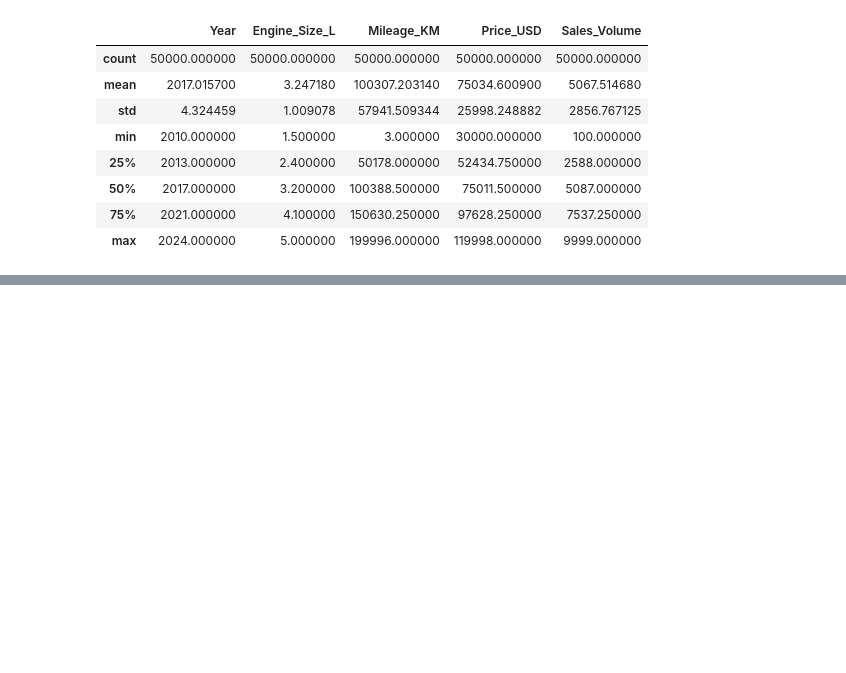
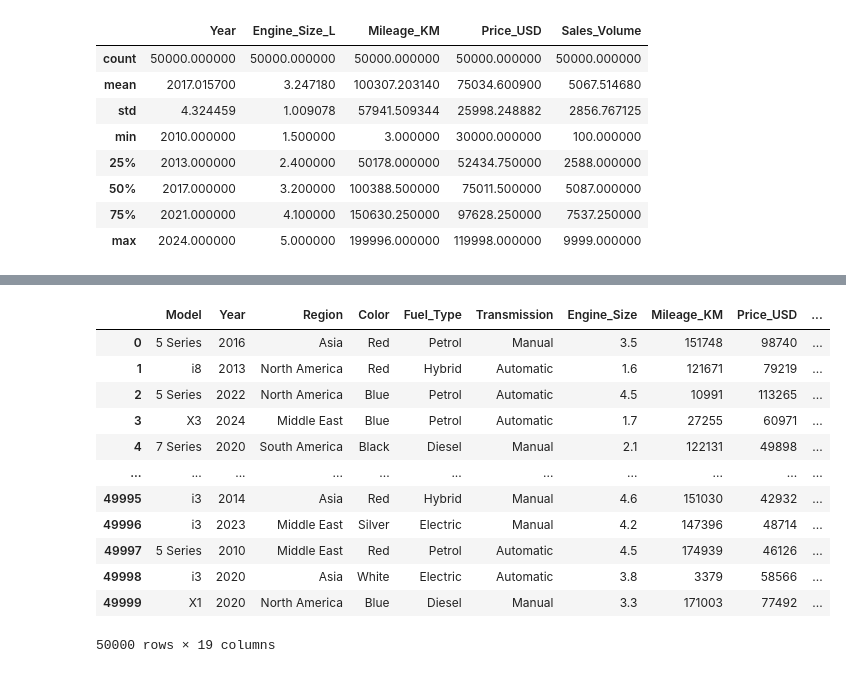
Before and after one commit to itsaramn/BMW-Market-Analysis, a Jupyter notebook: notebooks/bmw_market_analysis.ipynb, the cells around one changed output, grey strips where cells are left out. Drawn from its saved outputs; the diff is of its cells as text; code cells hidden in the pictures; blank space fills up the shorter version.

```diff
--- a/notebooks/bmw_market_analysis.ipynb
+++ b/notebooks/bmw_market_analysis.ipynb
@@ -132,0 +196,4 @@ df.describe()
+# %%
+df['is_diesel']=(df['Fuel_Type']=='Diesel').astype(int)
+# %%
+df['is_electric']=(df['Fuel_Type']=='Electric').astype(int)
@@ -132,0 +238,21 @@ df.describe()
+# %%
+df['manual_transmission']=(df['Transmission']=='Manual').astype(int)
+# %%
+df['automatic_transmission']=(df['Transmission']=='Automatic').astype(int)
+# %%
+df=df.rename(columns={'Engine_Size_L':'Engine_Size'})
+df
+# %% [output]
+|  | Model | Year | Region | Color | Fuel_Type | Transmission | Engine_Size | Mileage_KM | Price_USD | ... |
+| 0 | 5 Series | 2016 | Asia | Red | Petrol | Manual | 3.5 | 151748 | 98740 | ... |
+| 1 | i8 | 2013 | North America | Red | Hybrid | Automatic | 1.6 | 121671 | 79219 | ... |
+| 2 | 5 Series | 2022 | North America | Blue | Petrol | Automatic | 4.5 | 10991 | 113265 | ... |
+| 3 | X3 | 2024 | Middle East | Blue | Petrol | Automatic | 1.7 | 27255 | 60971 | ... |
+| 4 | 7 Series | 2020 | South America | Black | Diesel | Manual | 2.1 | 122131 | 49898 | ... |
+| ... | ... | ... | ... | ... | ... | ... | ... | ... | ... | ... |
+| 49995 | i3 | 2014 | Asia | Red | Hybrid | Manual | 4.6 | 151030 | 42932 | ... |
+| 49996 | i3 | 2023 | Middle East | Silver | Electric | Manual | 4.2 | 147396 | 48714 | ... |
+| 49997 | 5 Series | 2010 | Middle East | Red | Petrol | Automatic | 4.5 | 174939 | 46126 | ... |
+| 49998 | i3 | 2020 | Asia | White | Electric | Automatic | 3.8 | 3379 | 58566 | ... |
+| 49999 | X1 | 2020 | North America | Blue | Diesel | Manual | 3.3 | 171003 | 77492 | ... |
+50000 rows × 19 columns
```
Also changed, not shown: parts of 11 cells of this notebook, 1 other file.
